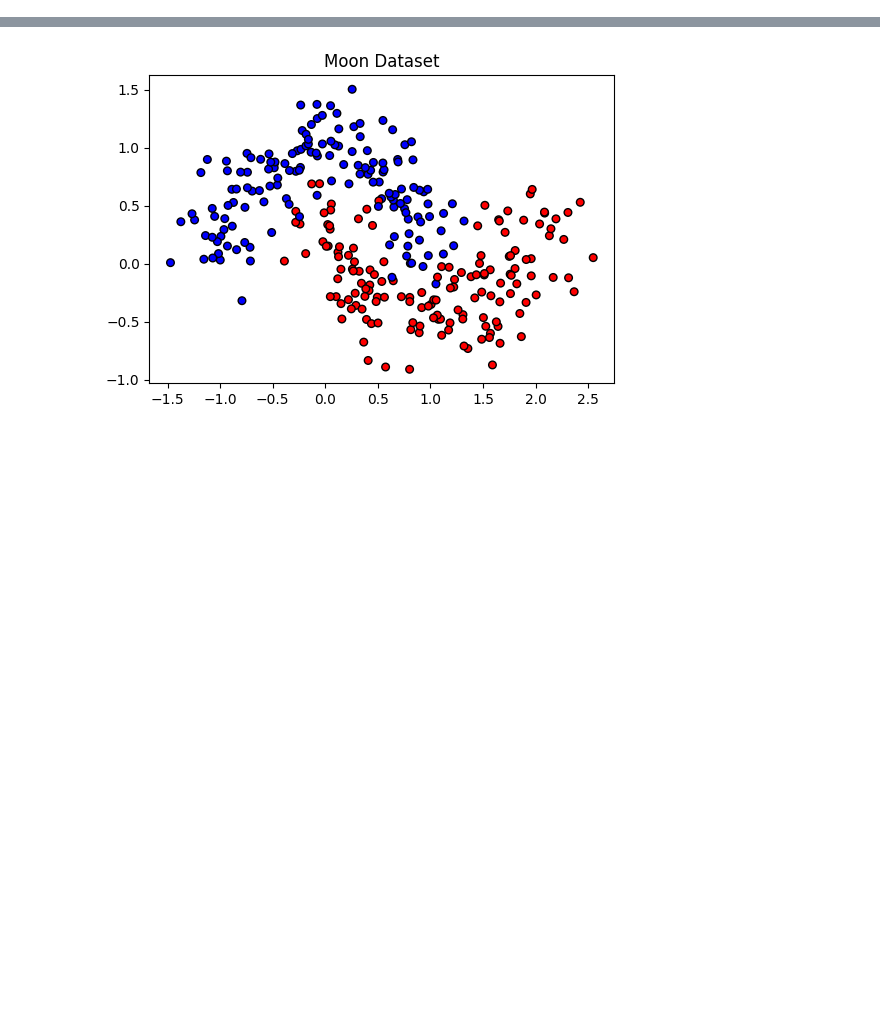
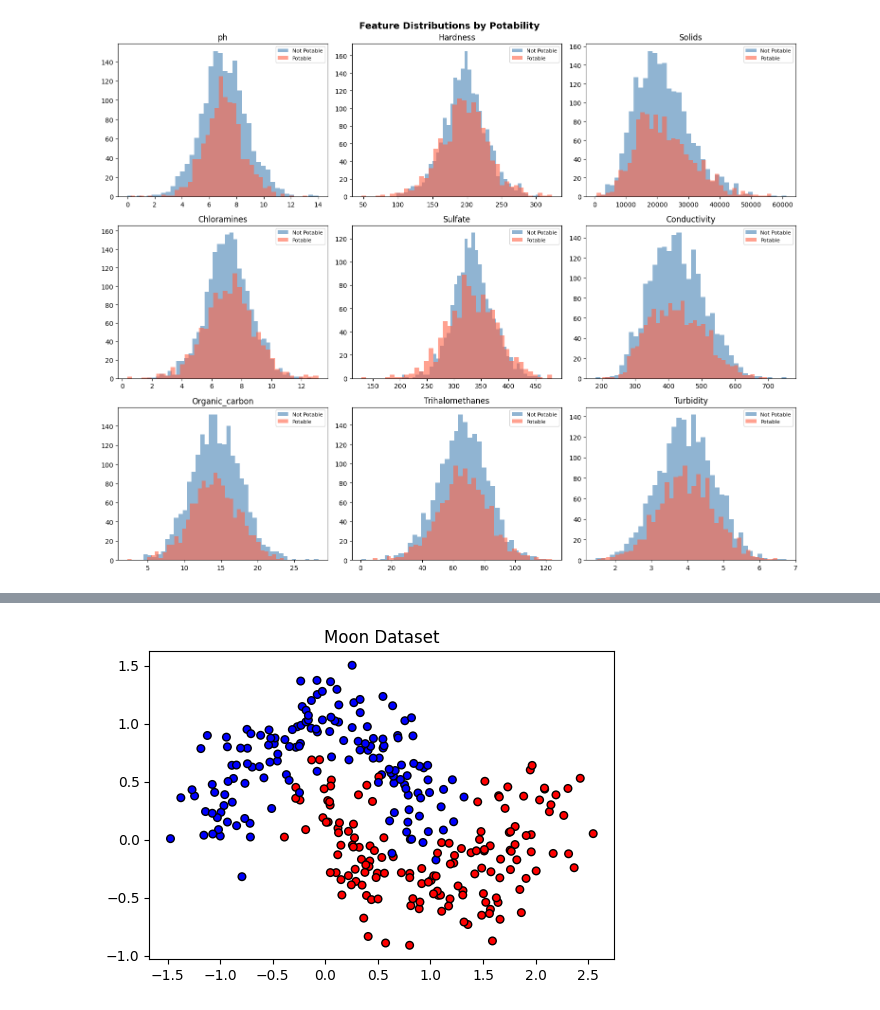
Before and after one commit to cesa3/nn-ga, a Jupyter notebook: NN_+GA.ipynb, the cells around one changed output, grey strips where cells are left out. Cells and saved outputs as stored; diff of their text form; code cells hidden in the pictures; blank space fills up the shorter version.

```diff
--- a/NN_+GA.ipynb
+++ b/NN_+GA.ipynb
@@ -8,0 +20,15 @@ from sklearn.preprocessing import StandardScaler
+# %%
+import pandas as pd
+
+path = kagglehub.dataset_download("adityakadiwal/water-potability")
+df = pd.read_csv(f"{path}/water_potability.csv")
+
+print(f"Shape: {df.shape}")
+print(f"\nColumns: {list(df.columns)}")
+print(f"\n--- Missing values ---")
+print(df.isnull().sum())
+print(f"\n--- Target distribution ---")
+print(df["Potability"].value_counts())
+print(f"  Imbalance ratio: {df['Potability'].mean():.2%} positive")
+print(f"\n--- Stats ---")
+print(df.describe().round(3).to_string())
@@ -8,0 +53,20 @@ from sklearn.preprocessing import StandardScaler
+# %%
+fig, axes = plt.subplots(3, 3, figsize=(15, 12))
+fig.suptitle("Feature Distributions by Potability", fontsize=14, fontweight="bold")
+
+features = [c for c in df.columns if c != "Potability"]
+colors = {0: "steelblue", 1: "tomato"}
+
+for idx, col in enumerate(features):
+    ax = axes[idx // 3][idx % 3]
+    for label in [0, 1]:
+        subset = df[df["Potability"] == label][col].dropna()
+        ax.hist(subset, bins=40, alpha=0.6, color=colors[label],
+                label=f"{'Potable' if label else 'Not Potable'}")
+    ax.set_title(col)
+    ax.legend(fontsize=8)
+
+plt.tight_layout()
+plt.show()
+# %% [output]
+[figure, added]
```
Also changed, not shown: parts of 16 cells of this notebook, 5 other files.
